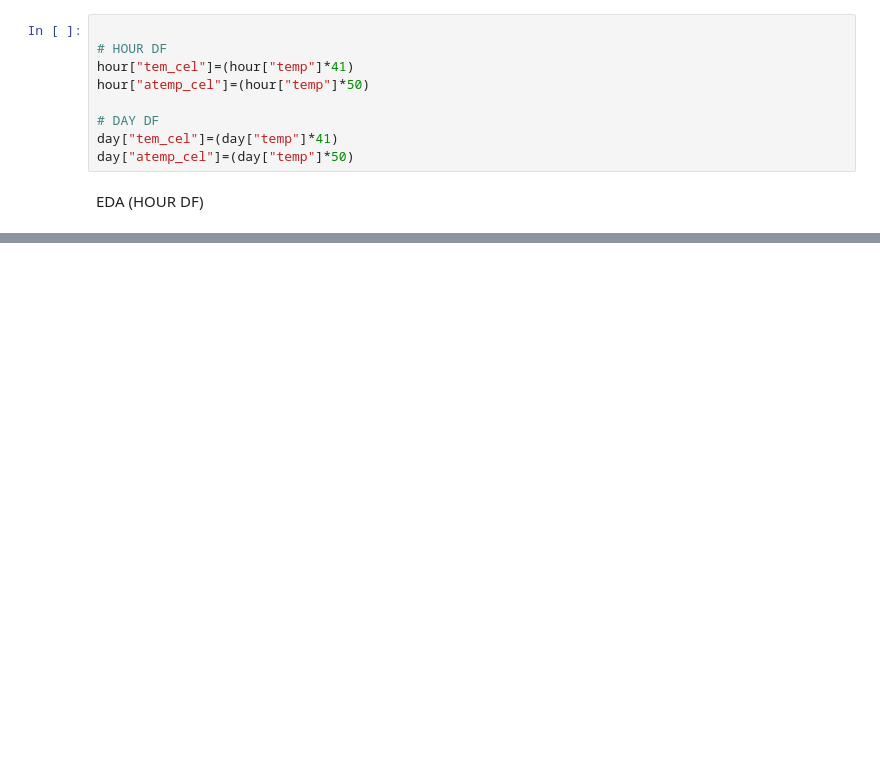
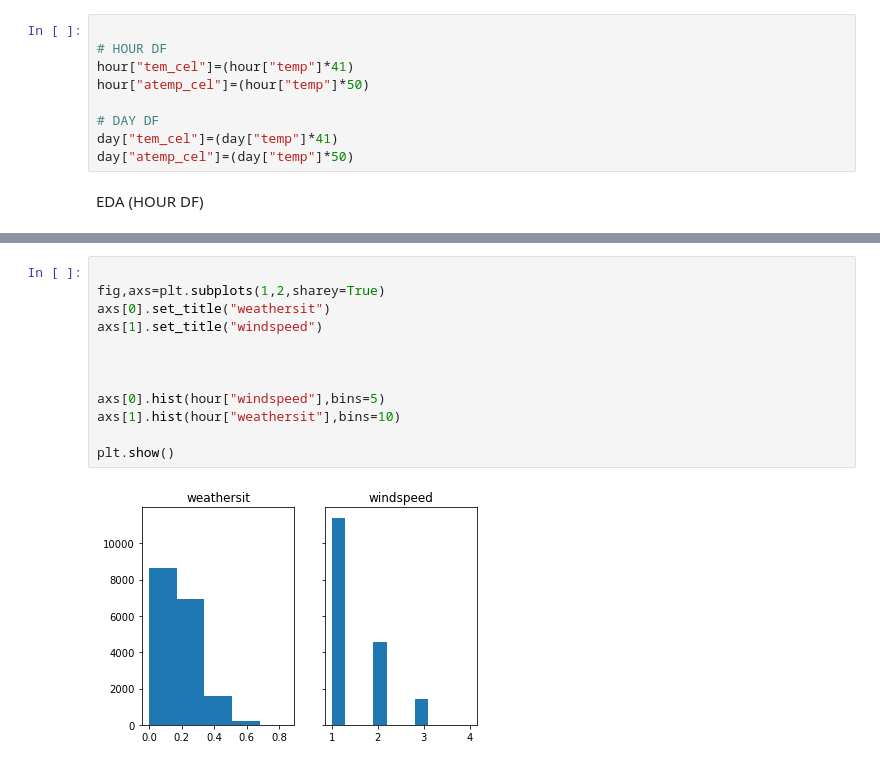
Before and after one commit to YanaOrf/CapitalBike, a Jupyter notebook: CapitalBike_EDA.ipynb, the cells around one changed output, grey strips where cells are left out. Drawn from its saved outputs; the diff is of its cells as text; blank space fills up the shorter version.

```diff
--- a/CapitalBike_EDA.ipynb
+++ b/CapitalBike_EDA.ipynb
@@ -202,3 +166,17 @@ sns.histplot(data=hour,x="weathersit")
+# %%
+
+fig,axs=plt.subplots(1,2,sharey=True)
+axs[0].set_title("weathersit")
+axs[1].set_title("windspeed")
+
+
+
+axs[0].hist(hour["windspeed"],bins=5)
+axs[1].hist(hour["weathersit"],bins=10)
+
+plt.show()
+# %% [output]
+[figure, added]
 # %%
 
 
```
Also changed, not shown: parts of 23 cells of this notebook.
